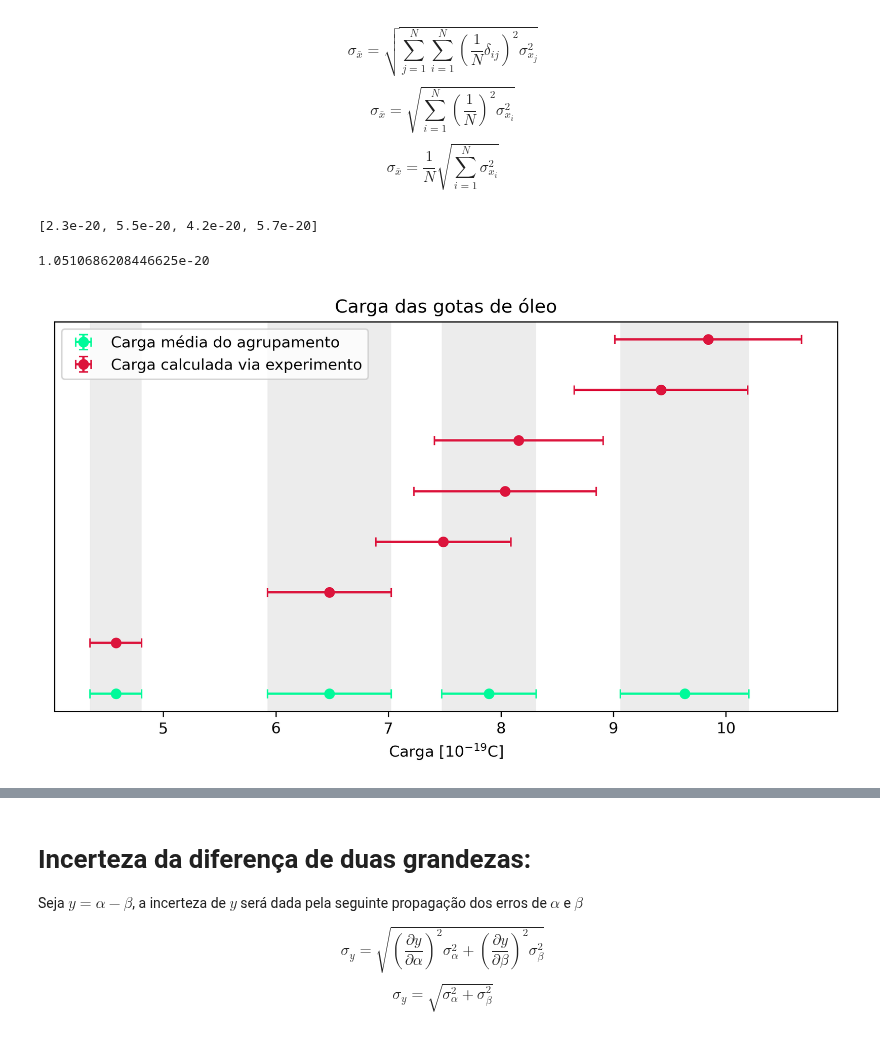
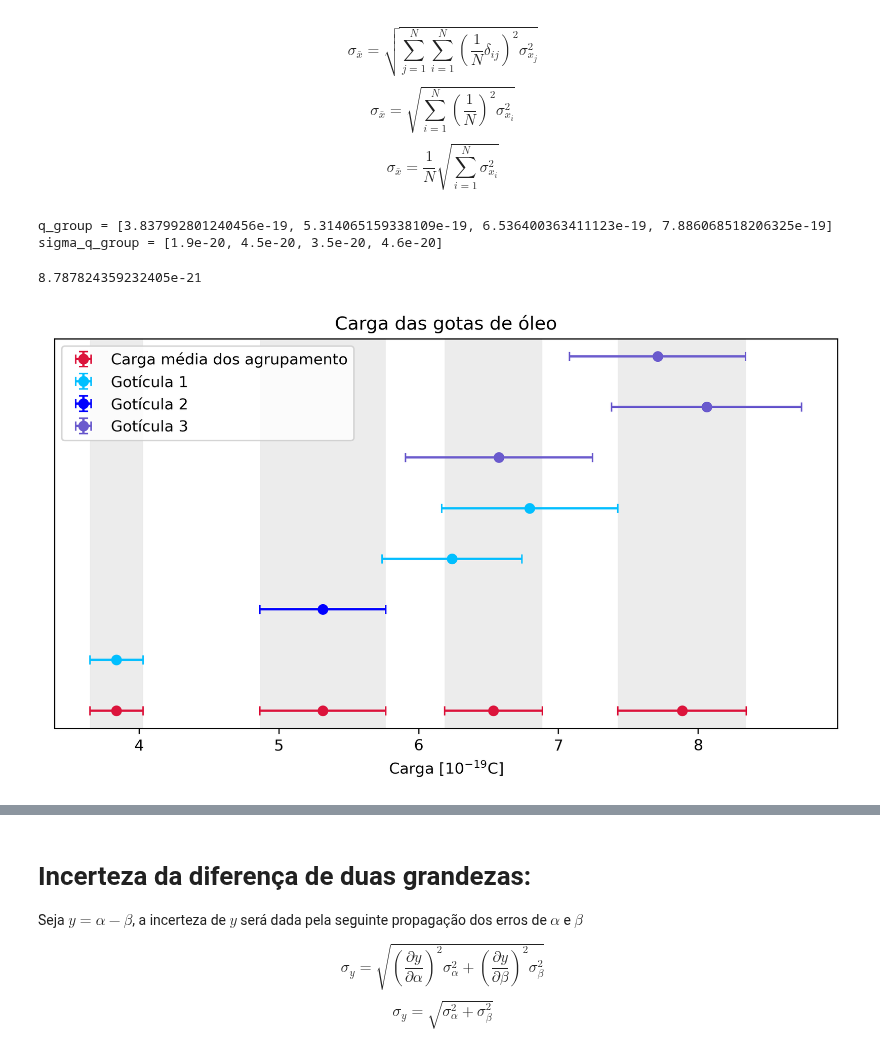
Before and after one commit to viniciusrocca/College_Codes, a Jupyter notebook: Lab3/Millikan_Oil_Drop.ipynb, the cells around one changed output, grey strips where cells are left out. Saved outputs shown, nothing was run; the diff lists cells and outputs as text; code cells hidden in the pictures.

```diff
--- a/Lab3/Millikan_Oil_Drop.ipynb
+++ b/Lab3/Millikan_Oil_Drop.ipynb
@@ -10,7 +10,7 @@ import pandas as pd
 # Função da viscosidade do ar pela temperatura:
 # %%
 def visc(temp):
-    return (7/5 * 1e-7 * temp + 5/288906)
+    return (7/1500 * 1e-5 * temp + 5/288906)
 # %% [markdown]
 # Dados coletados
 # %%
@@ -299,4 +301,6 @@ print(sigma_q)
 # %%
 drop_colors = ['deepskyblue','deepskyblue','deepskyblue','royalblue', 'slateblue', 'slateblue', 'slateblue']
+q = np.array(q)
+sigma_q = np.array(sigma_q)
 # %%
 plt.figure(figsize = [9.0,4.2], dpi = 300)
@@ -333,12 +374,14 @@ $$\sigma_{\bar{x}} = \sqrt{\sum_{i=1}^N \left(\frac{1}{N}\right)^2 \sigma^{2}_{x
 $$\sigma_{\bar{x}} = \frac{1}{N}\sqrt{\sum_{i=1}^N  \sigma^{2}_{x_i}}$$
 # %%
 #print('unsorted',q)
+q_unsorted = np.array(q)
+sigma_q_unsorted = np.array(sigma_q)
 q = sorted(q)
 #print('sorted',q)
 
 #Reorganizando a incerteza após o sort de q:
-sigma_q = [2.3e-20, 5.5e-20, 6e-20, 8.1e-20, 7.5e-20, 7.7e-20, 8.3e-20]
-#[2.3e-20, 6e-20, 7.5e-20, 5.5e-20, 8.1e-20, 8.3e-20, 7.7e-20]
+sigma_q = [1.9e-20, 4.5e-20, 5e-20, 6.7e-20, 6.3e-20, 6.3e-20, 6.8e-20]
+         #[1.9e-20, 5e-20, 6.3e-20, 4.5e-20, 6.7e-20, 6.8e-20, 6.3e-20]
 
 #Calculando a carga média dos grupos:
 q_group = [q[0],q[1],np.mean(q[2:5]),np.mean(q[5:])]
@@ -361,13 +404,15 @@ sum2 = float('{:g}'.format(float('{:.2g}'.format(sum2))))
 #Gerando o vetor com a incerteza de cada grupo
 sigma_q_group = [sigma_q[0],sigma_q[1],sum1,sum2]
 
-print(sigma_q_group)
+print('q_group =', q_group)
+print('sigma_q_group =',sigma_q_group)
 # %% [output]
-[2.3e-20, 5.5e-20, 4.2e-20, 5.7e-20]
+q_group = [3.837992801240456e-19, 5.314065159338109e-19, 6.536400363411123e-19, 7.886068518206325e-19]
+sigma_q_group = [1.9e-20, 4.5e-20, 3.5e-20, 4.6e-20]
 # %%
 print(np.std(q[5:])/(len(q[5:])))
 # %% [output]
-1.0510686208446625e-20
+8.787824359232405e-21
 # %%
 p = 1e-19
 q = np.array(q)
@@ -376,18 +421,22 @@ sigma_q = np.array(sigma_q)
 sigma_q_group = np.array(sigma_q_group)
 # %%
 plt.figure(figsize = [9.2,4.7], dpi = 300)
-plt.errorbar(q_group/p,np.full(len(q_group),1),0,sigma_q_group/p,'o', color = 'Mediumspringgreen', label = 'Carga média do agrupamento', capsize =3)
-plt.errorbar(q/p,[2,3,4,5,6,7,8],0,sigma_q/p,'o', color = 'crimson', label = 'Carga calculada via experimento', capsize = 3)
-plt.axvspan((q[0] - sigma_q[0])/p, q[0]/p + sigma_q[0]/p, color='gray', alpha=0.15, lw=0)
-plt.axvspan(q[1]/p - sigma_q[1]/p , q[1]/p  + sigma_q[1]/p , color='gray', alpha=0.15, lw=0)
+plt.errorbar(q_group/p,np.full(len(q_group),1),0,sigma_q_group/p,'o', color = 'crimson', label = 'Carga média dos agrupamento', capsize =3)
+#plt.errorbar(q_unsorted/p,[2,3,4,5,6,7,8],0,sigma_q_unsorted/p,'o', color = 'crimson', label = 'Carga calculada via dados', capsize = 3)
+plt.errorbar(q_unsorted[:3]/1e-19,[2,4,5],0,sigma_q_unsorted[:3]/1e-19,'o', color = 'deepskyblue', capsize=3, label = 'Gotícula 1')
+plt.errorbar(q_unsorted[3]/1e-19,[3],0,sigma_q_unsorted[3]/1e-19,'o', color = 'blue', capsize=3, label ='Gotícula 2')
+plt.errorbar(q_unsorted[4:]/1e-19,[6,7,8],0,sigma_q_unsorted[4:]/1e-19,'o', color = 'slateblue', capsize=3, label = 'Gotícula 3')
+#Região sombreada
+plt.axvspan((q_group[0] - sigma_q_group[0])/p, q_group[0]/p + sigma_q_group[0]/p, color='gray', alpha=0.15, lw=0)
+plt.axvspan(q_group[1]/p - sigma_q_group[1]/p , q_group[1]/p  + sigma_q_group[1]/p , color='gray', alpha=0.15, lw=0)
 plt.axvspan(q_group[2]/p  - sigma_q_group[2]/p , q_group[2]/p  + sigma_q_group[2]/p , color='gray', alpha=0.15, lw=0)
 plt.axvspan(q_group[3]/p  - sigma_q_group[3]/p , q_group[3]/p  + sigma_q_group[3]/p , color='gray', alpha=0.15, lw=0)
 #plt.ylim([0.995,1.015])
 plt.yticks([])
 plt.xlabel(r'Carga [$10^{-19}$C]')
 plt.title('Carga das gotas de óleo')
 plt.legend(loc =2)
 plt.savefig('Charge.pdf', dpi = 300)
 plt.show()
 # %% [output]
-[figure, old version]
+[figure, new version]
```
Also changed, not shown: parts of 10 cells of this notebook.
